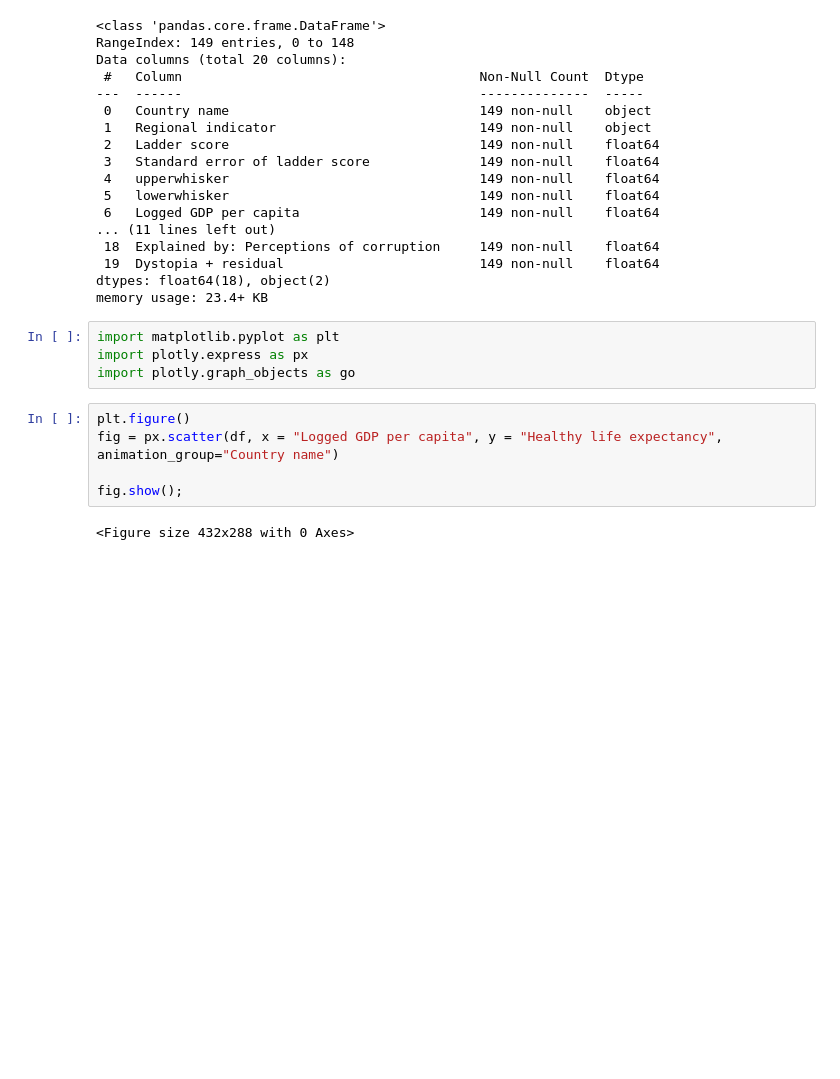
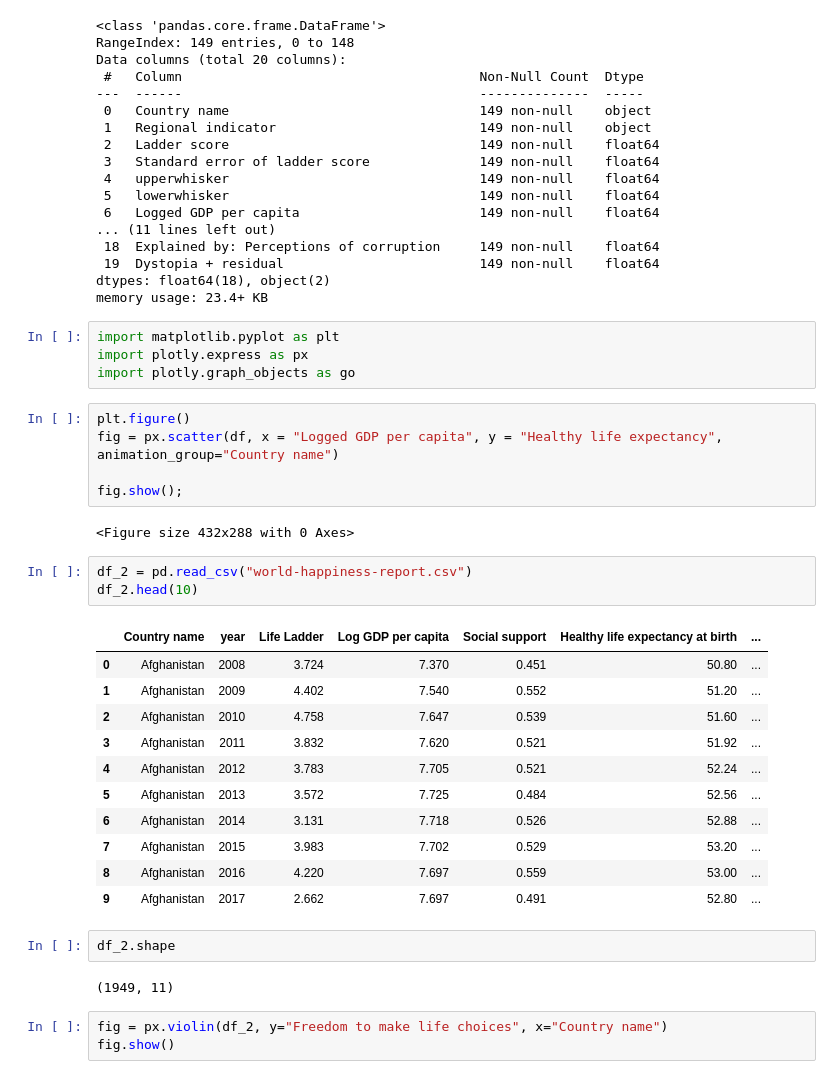
Before and after one commit to schytze0/world-happiness, a Jupyter notebook: world_happiness.ipynb, the cells around one changed output. Drawn from its saved outputs; the diff is of its cells as text; blank space fills up the shorter version.

```diff
--- a/world_happiness.ipynb
+++ b/world_happiness.ipynb
@@ -42,3 +42,25 @@ fig = px.scatter(df, x = "Logged GDP per capita", y = "Healthy life expectancy",
 fig.show();
 # %% [output]
 <Figure size 432x288 with 0 Axes>
+# %%
+df_2 = pd.read_csv("world-happiness-report.csv")
+df_2.head(10)
+# %% [output]
+|  | Country name | year | Life Ladder | Log GDP per capita | Social support | Healthy life expectancy at birth | ... |
+| 0 | Afghanistan | 2008 | 3.724 | 7.370 | 0.451 | 50.80 | ... |
+| 1 | Afghanistan | 2009 | 4.402 | 7.540 | 0.552 | 51.20 | ... |
+| 2 | Afghanistan | 2010 | 4.758 | 7.647 | 0.539 | 51.60 | ... |
+| 3 | Afghanistan | 2011 | 3.832 | 7.620 | 0.521 | 51.92 | ... |
+| 4 | Afghanistan | 2012 | 3.783 | 7.705 | 0.521 | 52.24 | ... |
+| 5 | Afghanistan | 2013 | 3.572 | 7.725 | 0.484 | 52.56 | ... |
+| 6 | Afghanistan | 2014 | 3.131 | 7.718 | 0.526 | 52.88 | ... |
+| 7 | Afghanistan | 2015 | 3.983 | 7.702 | 0.529 | 53.20 | ... |
+| 8 | Afghanistan | 2016 | 4.220 | 7.697 | 0.559 | 53.00 | ... |
+| 9 | Afghanistan | 2017 | 2.662 | 7.697 | 0.491 | 52.80 | ... |
+# %%
+df_2.shape
+# %% [output]
+(1949, 11)
+# %%
+fig = px.violin(df_2, y="Freedom to make life choices", x="Country name")
+fig.show()
```
